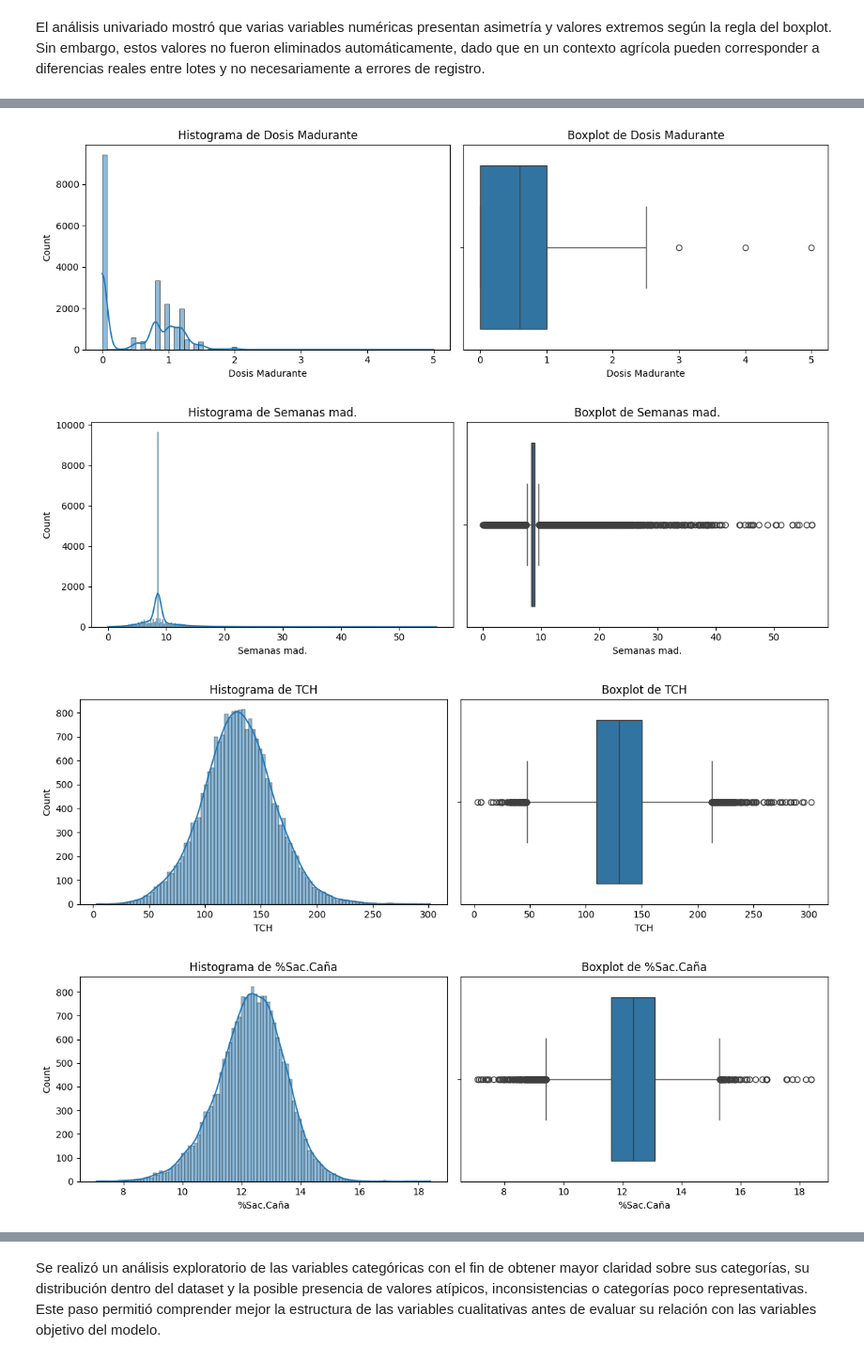
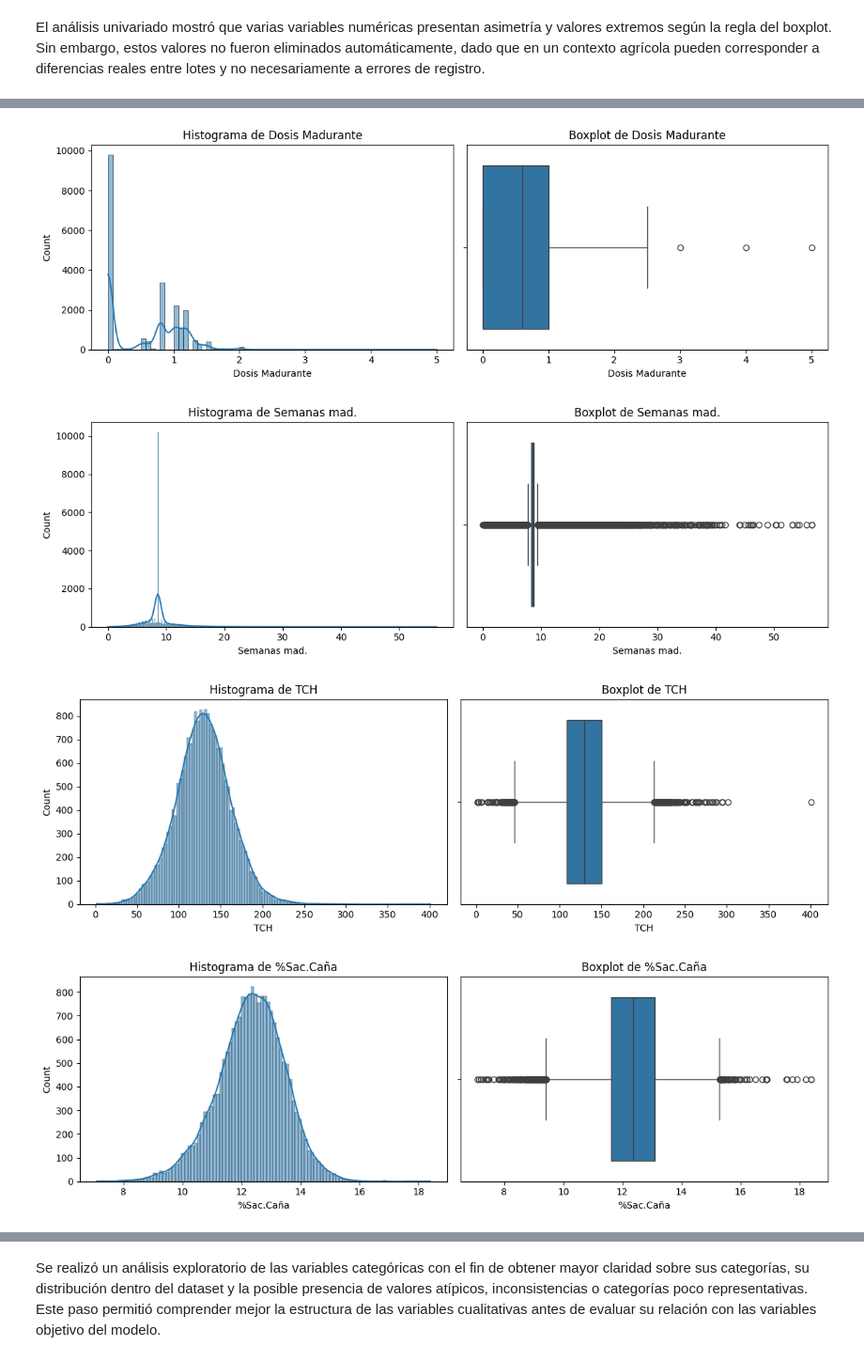
Before and after one commit to luiscadn/ProvidenciaCane-Harvest-Forecasting-ML, a Jupyter notebook: notebooks/01_EDA.ipynb, the cells around one changed output, grey strips where cells are left out. Shown at 94% size. Drawn from its saved outputs; the diff is of its cells as text; code cells hidden in the pictures.

```diff
--- a/notebooks/01_EDA.ipynb
+++ b/notebooks/01_EDA.ipynb
@@ -690,11 +690,11 @@ cols_numericas = [
 for col in cols_numericas:
     fig, axes = plt.subplots(1, 2, figsize=(12, 4))
 
-    sns.histplot(df_reg_sacarosa[col], kde=True, ax=axes[0])
+    sns.histplot(df_reg[col], kde=True, ax=axes[0])
     axes[0].set_title(f'Histograma de {col}')
     axes[0].set_xlabel(col)
 
-    sns.boxplot(x=df_reg_sacarosa[col], ax=axes[1])
+    sns.boxplot(x=df_reg[col], ax=axes[1])
     axes[1].set_title(f'Boxplot de {col}')
     axes[1].set_xlabel(col)
 
@@ -707,4 +707,4 @@ for col in cols_numericas:
-[figure, old version]
+[figure, new version]
-[figure, old version]
+[figure, new version]
-[figure, old version]
+[figure, new version]
 [figure]
```
Also changed, not shown: parts of 9 cells of this notebook, 2 other files.
